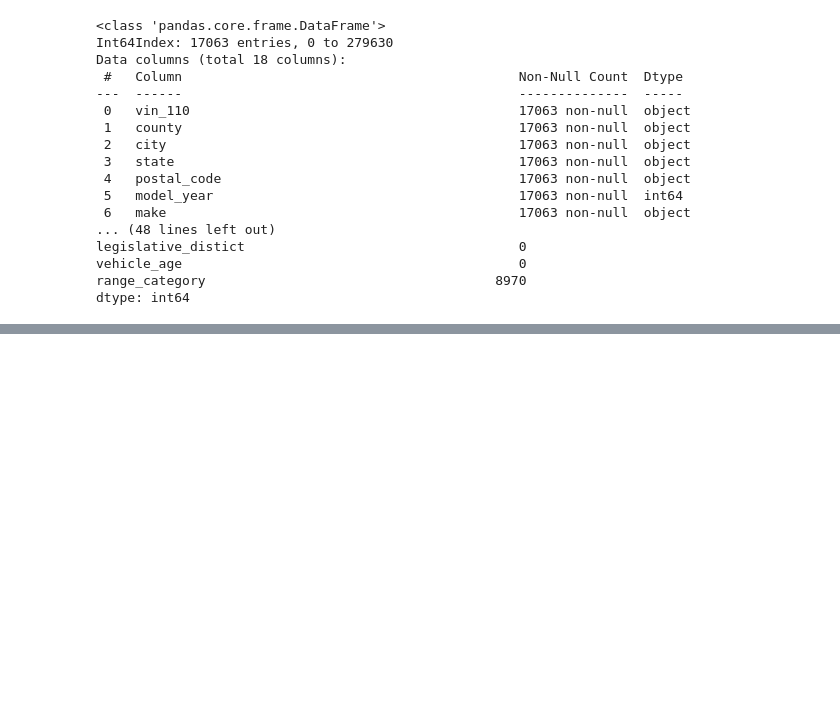
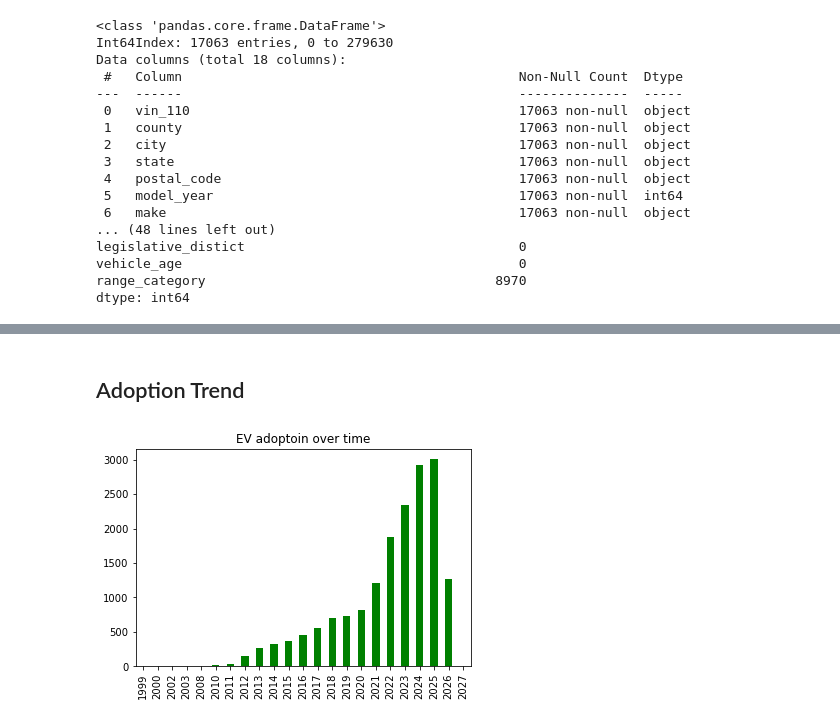
Before and after one commit to Sydney-Were/Electric_Vehicle_Evaluation_Project, a Jupyter notebook: EV.ipynb, the cells around one changed output, grey strips where cells are left out. Drawn from its saved outputs; the diff is of its cells as text; code cells hidden in the pictures; blank space fills up the shorter version.

```diff
--- a/EV.ipynb
+++ b/EV.ipynb
@@ -167,0 +187,8 @@ df.to_csv('Cleaned_Electric_Vehicle_Population_Data.csv', index=False)
+# %% [markdown]
+## Adoption Trend ##
+# %%
+df['model_year'].value_counts().sort_index().plot(kind='bar', color='green')
+plt.title('EV adoptoin over time')
+plt.show()
+# %% [output]
+[figure, added]
```
Also changed, not shown: parts of 10 cells of this notebook.
